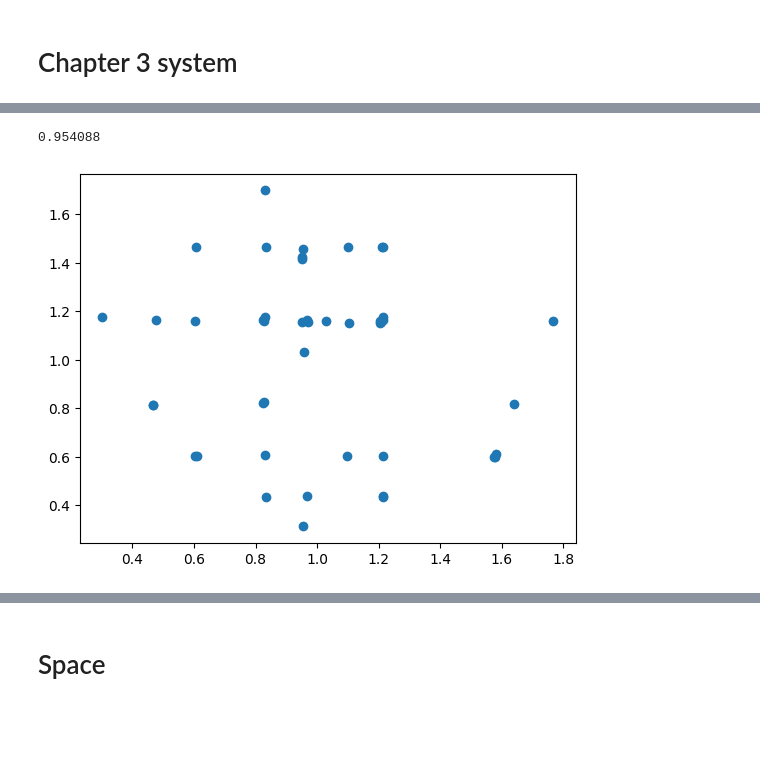
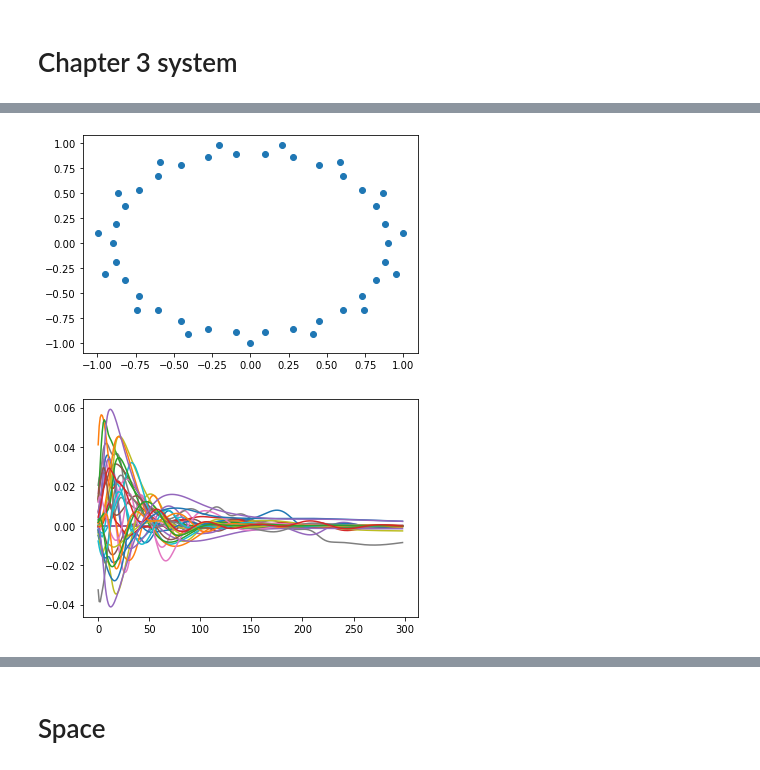
Before and after one commit to matteograsso/pyphi, a Jupyter notebook: spring_plots/spring_plots.ipynb, the cells around one changed output, grey strips where cells are left out. Saved outputs shown, nothing was run; the diff lists cells and outputs as text; code cells hidden in the pictures; blank space fills up the shorter version.

Commit message:
update notebook: added code and functions to physics-simulate positions of CES components (TO BE IMPROVED)

```diff
--- a/spring_plots/spring_plots.ipynb
+++ b/spring_plots/spring_plots.ipynb
@@ -274,9 +266,0 @@ plt.show()
-# %%
-k[-9,10]
-# %% [output]
-0.954088
-# %%
-plt.scatter(x,y)
-plt.show()
-# %% [output]
-[figure, removed]
@@ -302,0 +267,31 @@ fig = viz.plot_ces_epicycles(system,ces,rels,network_name='ch3_spring',
+# %%
+
+spring_constants = get_interactions(ces, rels, 0.5)
+x,y,z = initialize_positions(ces, center=(0,0), z=0, radius=1,purview_scale=0.9,mech_base=False)
+plt.scatter(x,y)
+plt.show()
+#x,y,z = np.random.random(len(x)),np.random.random(len(x)),np.random.random(len(x))
+
+T= 300
+path = equilibrate(
+    spring_constants,
+    x,
+    y,
+    z,
+    vx=None,
+    vy=None,
+    vz=None,
+    friction_factor=5,
+    repulsion_factor=1,
+    spring_factor=1,
+    T=T,
+    delta=0.01,
+    mass=None,
+    immovable=range(len(ces))
+)
+# %% [output]
+[figure, added]
+# %%
+plt.plot(path[:-1,1,:]-path[1:,1,:]);
+# %% [output]
+[figure, added]
```
Also changed, not shown: parts of 87 cells of this notebook.
